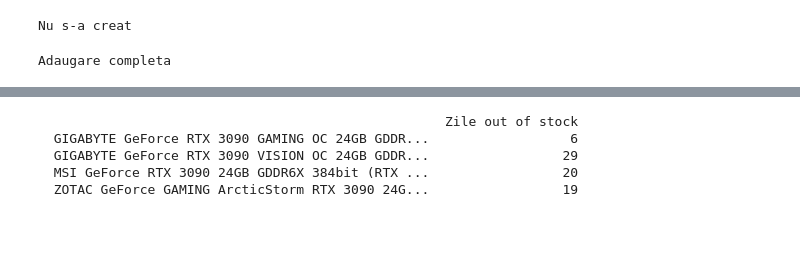
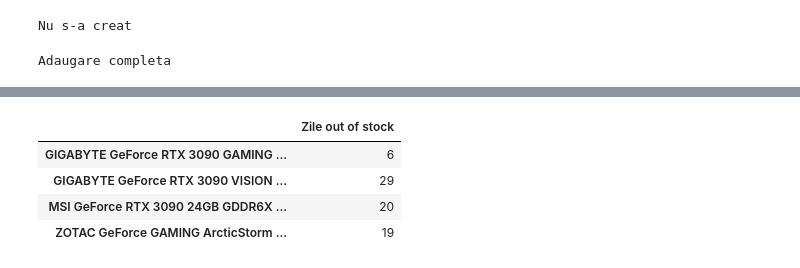
Before and after one commit to IulianRo3/PlaciVideo, a Jupyter notebook: AnalizaPlaciJupit.ipynb, the cells around one changed output, grey strips where cells are left out. Saved outputs shown, nothing was run; the diff lists cells and outputs as text; code cells hidden in the pictures; blank space fills up the shorter version.

```diff
--- a/AnalizaPlaciJupit.ipynb
+++ b/AnalizaPlaciJupit.ipynb
@@ -432,22 +432,21 @@ display(df_daily.sort_values('Pret LEI',ascending=False))
 # %%
 import pandas as pd
 from IPython.display import display
 
 df_OutOfStock = pd.read_csv('VideoCardsPrices.csv').drop('Data curenta',axis=1)
-
+df_OutOfStock.columns = [x[0] for x in df_OutOfStock.columns.str.split("(",1).tolist()]
 df_out = pd.DataFrame()
 for i in range(0,len(df_OutOfStock.columns)):
     df_out = df_out.append(df_OutOfStock.iloc[::-1,i].isnull().astype(int).groupby(df_OutOfStock.iloc[::-1,i].notnull().astype(int).cumsum()).sum().iloc[:1],ignore_index=False)
 df_out.drop(1,axis=1,inplace=True)
 df_out.dropna(axis=0,inplace=True)
 df_out.rename(columns={0:'Zile out of stock'},inplace=True)
 df_out = df_out.astype({'Zile out of stock':'int16'})
-
 df_out = df_out[df_out.index.str.contains('3090')]
-print(df_out)
+display(df_out)
 # %% [output]
-                                                    Zile out of stock
-  GIGABYTE GeForce RTX 3090 GAMING OC 24GB GDDR...                  6
-  GIGABYTE GeForce RTX 3090 VISION OC 24GB GDDR...                 29
-  MSI GeForce RTX 3090 24GB GDDR6X 384bit (RTX ...                 20
-  ZOTAC GeForce GAMING ArcticStorm RTX 3090 24G...                 19
+|  | Zile out of stock |
+| GIGABYTE GeForce RTX 3090 GAMING ... | 6 |
+| GIGABYTE GeForce RTX 3090 VISION ... | 29 |
+| MSI GeForce RTX 3090 24GB GDDR6X ... | 20 |
+| ZOTAC GeForce GAMING ArcticStorm ... | 19 |
```
